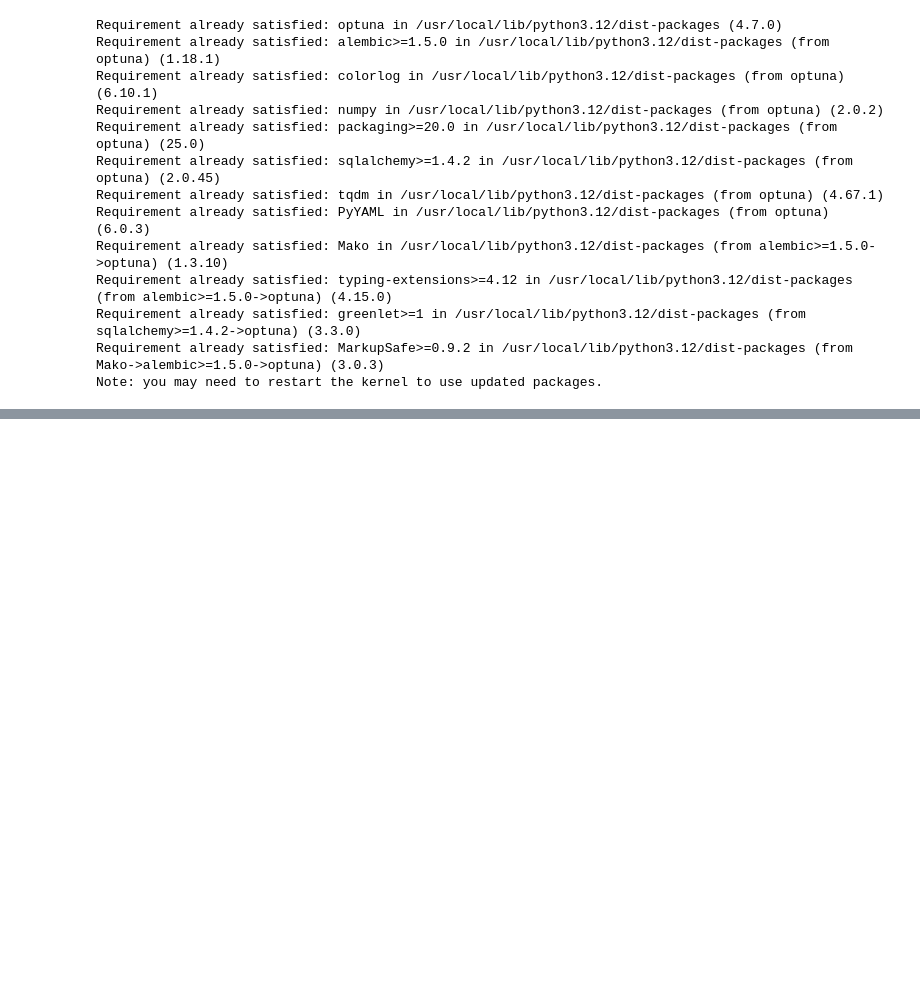
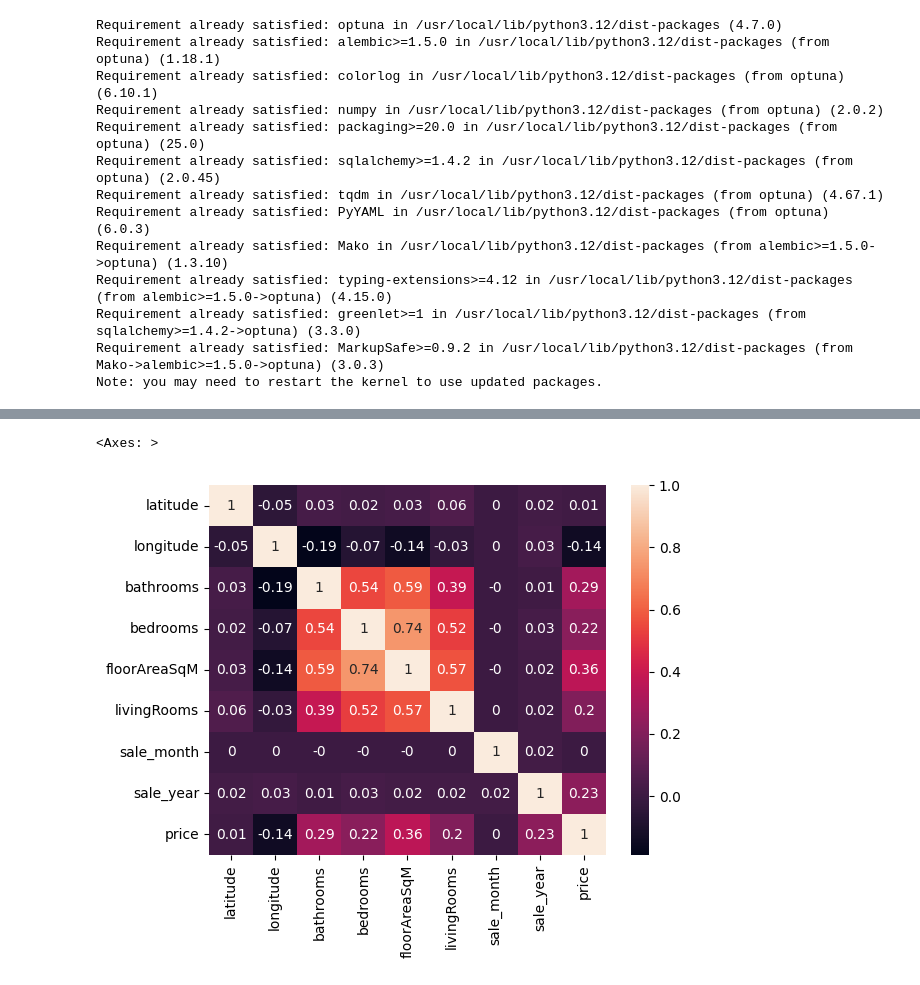
Before and after one commit to GDReallyGoodMan/House-price-prediction-UK, a Jupyter notebook: Notebook.ipynb, the cells around one changed output, grey strips where cells are left out. Saved outputs shown, nothing was run; the diff lists cells and outputs as text; code cells hidden in the pictures; blank space fills up the shorter version.

```diff
--- a/Notebook.ipynb
+++ b/Notebook.ipynb
@@ -65,2 +94,4 @@ data = data[data['price'] > 1000]
-# %%
-data['street'] = data['city'] + ' ' + data['street']
+# %%
+data.drop(columns = 'country', inplace = True)
+data.drop(columns = 'postcode', inplace = True)
+data.drop(columns = 'ID', inplace = True)
@@ -66,0 +116,7 @@ data['street'] = data['city'] + ' ' + data['street']
+# %%
+data.isna().sum()
+for col in data.columns:
+    if (data[col].dtype == 'O'):
+        data[col] = data[col].fillna('None')
+    else:
+        data[col] = data[col].fillna(data[col].mean())
@@ -66,0 +141,7 @@ data['street'] = data['city'] + ' ' + data['street']
+# %%
+num_features = data.select_dtypes(include = ['float', 'int']).columns
+# %%
+sns.heatmap(data[num_features].corr().round(2), annot=True)
+# %% [output]
+<Axes: >
+[figure, added]
```
Also changed, not shown: parts of 66 cells of this notebook.
